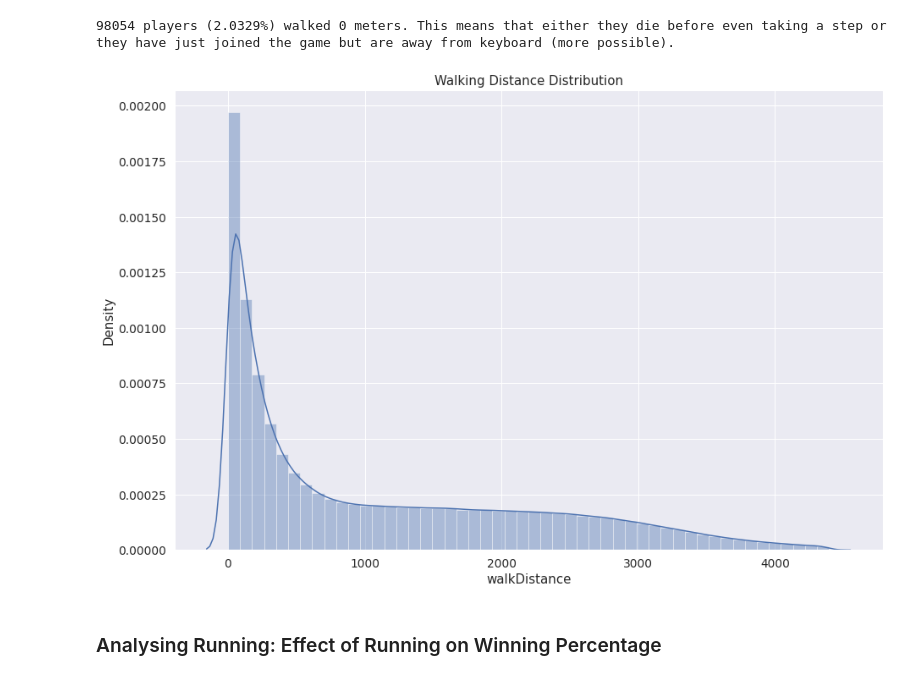
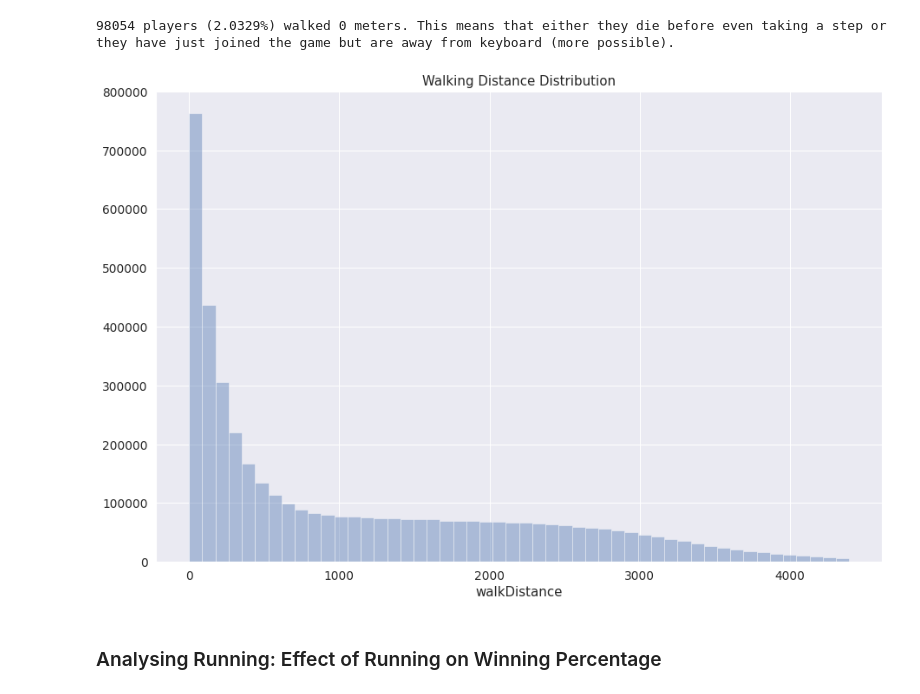
Before and after one commit to soni113/Deployment-flask, a Jupyter notebook: PUBG_Game_Webinar.ipynb, the cells around one changed output. Saved outputs shown, nothing was run; the diff lists cells and outputs as text; code cells hidden in the pictures.

```diff
--- a/PUBG_Game_Webinar.ipynb
+++ b/PUBG_Game_Webinar.ipynb
@@ -430,12 +435,12 @@ print("{} players ({:.4f}%) walked 0 meters. This means that either they die bef
 # %%
 data = train.copy()
 data = data[data['walkDistance'] < train['walkDistance'].quantile(0.99)]
 plt.figure(figsize=(15,10))
 plt.title("Walking Distance Distribution",fontsize=15)
-sns.distplot(data['walkDistance'])
+sns.distplot(data['walkDistance'],kde=False)
 plt.show()
 # %% [output]
-[figure, old version]
+[figure, new version]
 # %% [markdown]
 ### Analysing Running: Effect of Running on Winning Percentage
 # %% [markdown]
```
Also changed, not shown: parts of 59 cells of this notebook.
